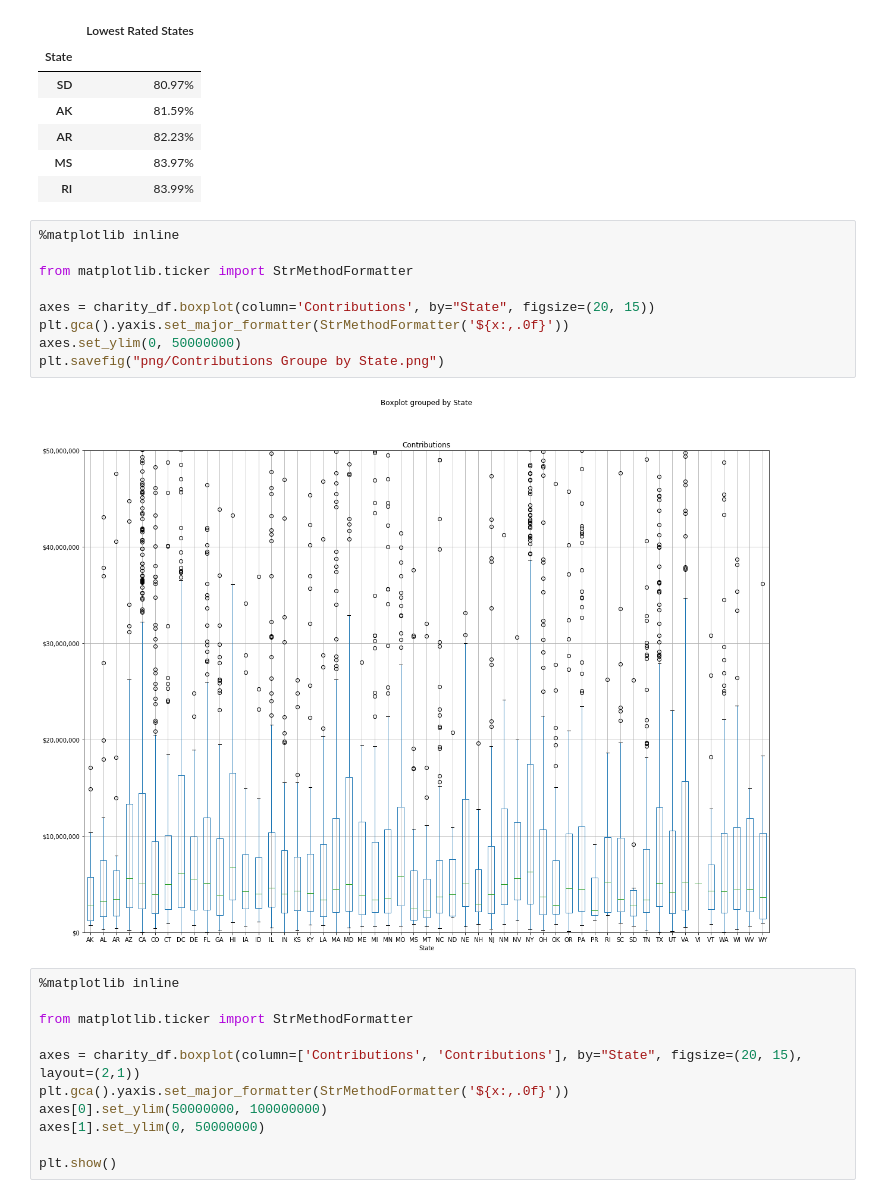
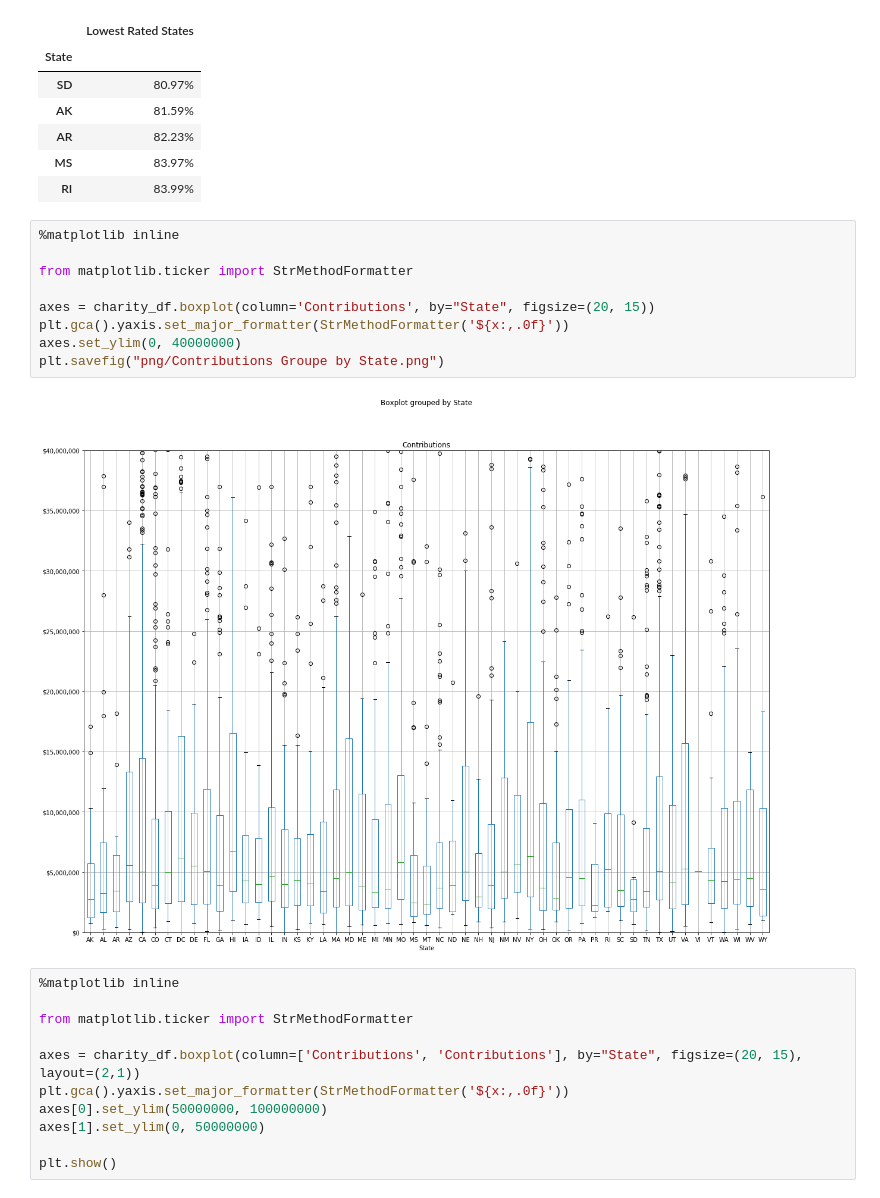
Before and after one commit to randyn/project-one, a Jupyter notebook: State_observations.ipynb, the cells around one changed output. Saved outputs shown, nothing was run; the diff lists cells and outputs as text.

```diff
--- a/State_observations.ipynb
+++ b/State_observations.ipynb
@@ -276,14 +278,14 @@ avg_rat_st2.style.format({"Lowest Rated States": "{:,.2f}%"})
 # %%
 %matplotlib inline
 
 from matplotlib.ticker import StrMethodFormatter
 
 axes = charity_df.boxplot(column='Contributions', by="State", figsize=(20, 15))
 plt.gca().yaxis.set_major_formatter(StrMethodFormatter('${x:,.0f}'))
-axes.set_ylim(0, 50000000)
+axes.set_ylim(0, 40000000)
 plt.savefig("png/Contributions Groupe by State.png")
 # %% [output]
-[figure, old version]
+[figure, new version]
 # %%
 %matplotlib inline
 
```
Also changed, not shown: parts of 7 cells of this notebook, 3 other files.
